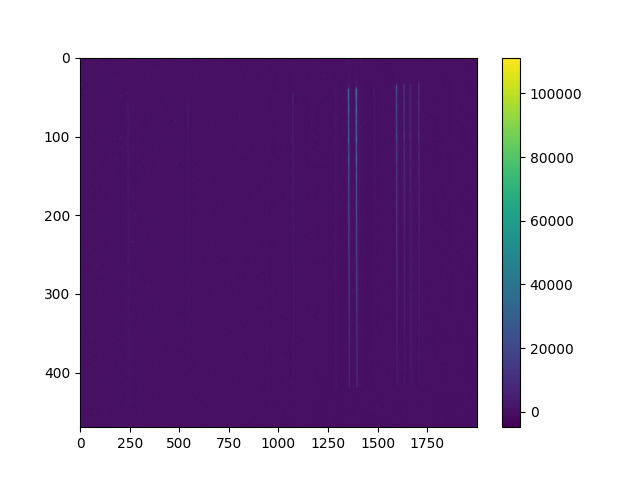
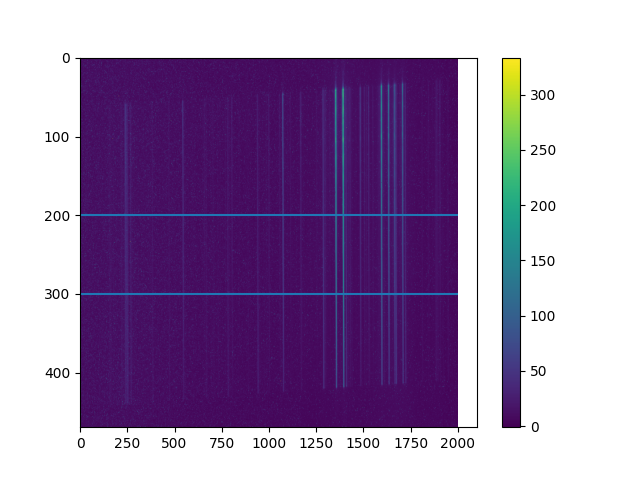
Unified diff of the notebook cell whose output changed from the first chart to the second:
--- before
+++ after
@@ -1,4 +1,4 @@
 linePath = "C:\\Users\\Matth\\OneDrive\\Documents\\UMD\\classes\\junior year\\Semester 2\\research\\XeHgArKr_lines.dat"
-lines =  Util.createLineList(linePath, mergedLines=["Kr"], minWav=10000, maxWav=15000)
+lines =  Util.createLineList(linePath, mergedLines=["Xe"], minWav=10000, maxWav=15000)
 
 imagePath = "C:\\Users\\Matth\\OneDrive\\Documents\\UMD\\classes\\junior year\\Semester 2\\research\\step0\\drive-download-20260309T151050Z-3-001\\20250123.rimas.0060.YJ.fits"
@@ -9,6 +9,12 @@
 Util.flipX(spec2D)
 
+minY = 200
+maxY = 300
+
 fig, ax = plt.subplots()
-img = ax.imshow(spec2D, vmin=np.min(spec2D), vmax=np.max(spec2D))
+view = np.sqrt(spec2D)#Sqrt makes it more clear to see the faint and bright lines at the same time
+view[np.isnan(view)]=-1
+img = ax.imshow(view, vmin=np.min(view), vmax=np.max(view)) 
 fig.colorbar(img)
+ax.hlines([minY, maxY], 0, 2000)
 ax.set_aspect("auto")

Commit: re-ran vph300HK